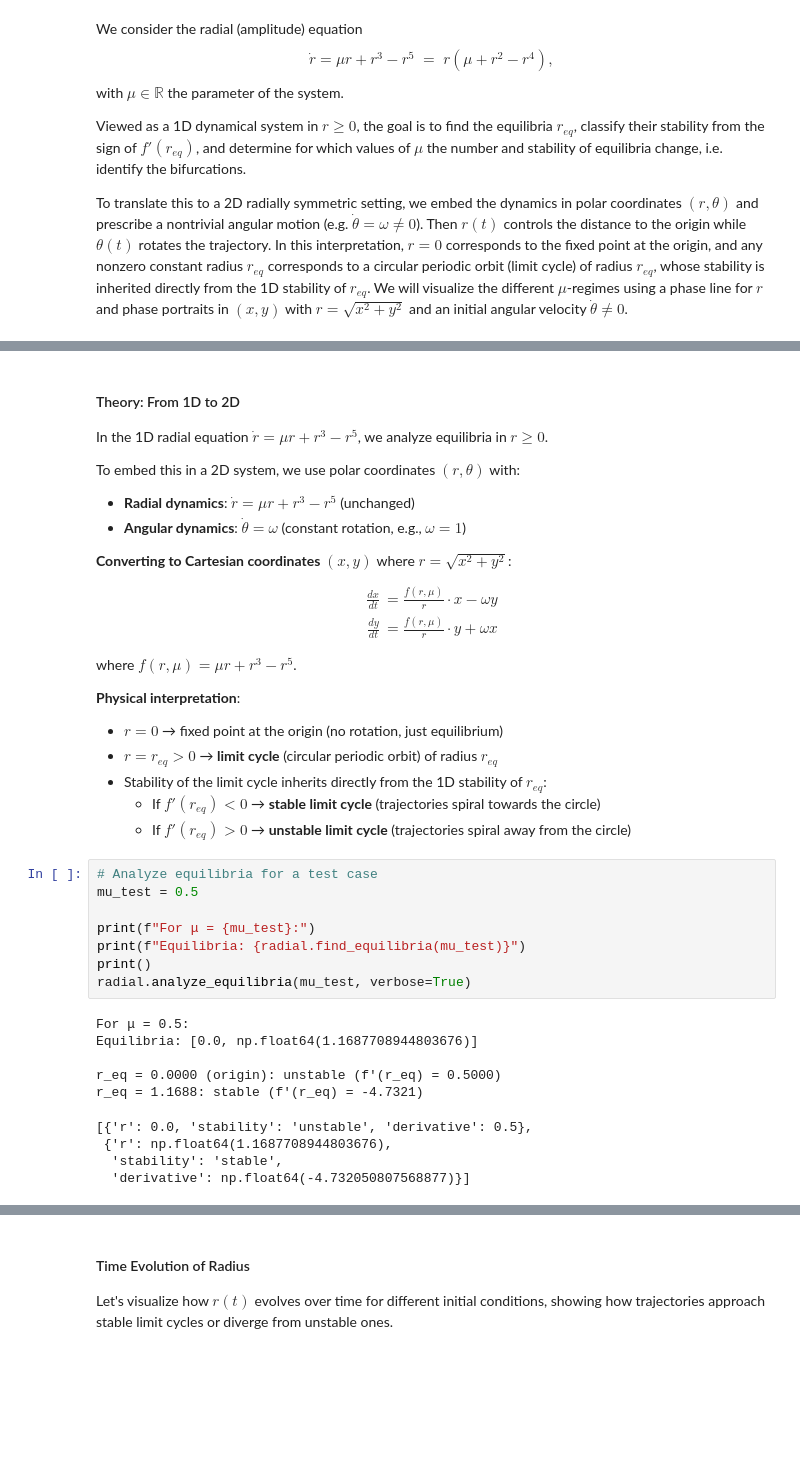
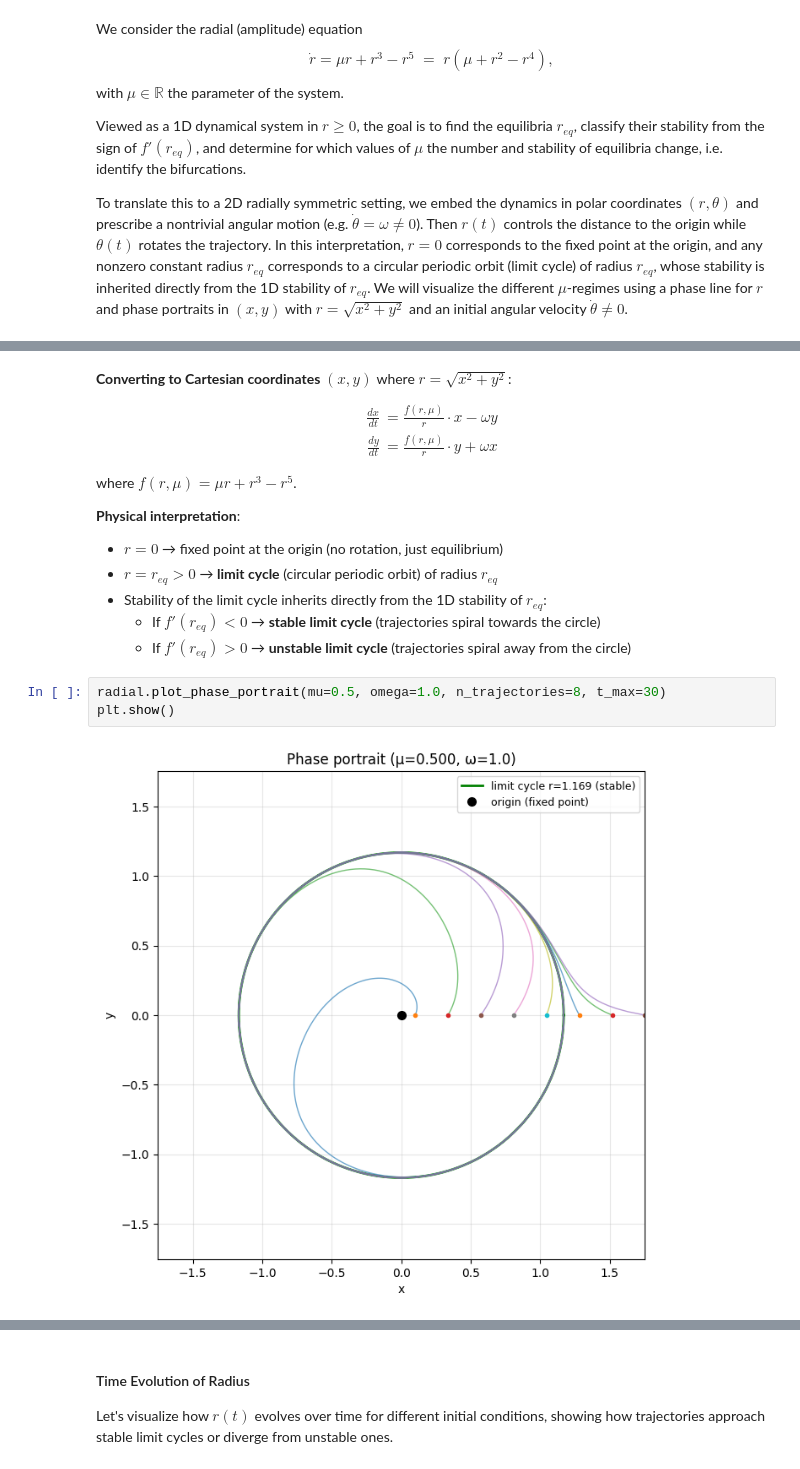
Before and after one commit to trcools/2e-bachelor-Fysica, a Jupyter notebook: Biophysics/Examen/Exam-part-2/finals-part-2.ipynb, the cells around one changed output, grey strips where cells are left out. Cells and saved outputs as stored; diff of their text form; blank space fills up the shorter version.

```diff
--- a/Biophysics/Examen/Exam-part-2/finals-part-2.ipynb
+++ b/Biophysics/Examen/Exam-part-2/finals-part-2.ipynb
@@ -37,12 +83,4 @@ To translate this to a 2D radially symmetric setting, we embed the dynamics in p
 # %% [markdown]
-#### Theory: From 1D to 2D
-
-In the 1D radial equation $\dot{r} = \mu r + r^3 - r^5$, we analyze equilibria in $r \geq 0$.
-
-To embed this in a 2D system, we use polar coordinates $(r, \theta)$ with:
-- **Radial dynamics**: $\dot{r} = \mu r + r^3 - r^5$ (unchanged)
-- **Angular dynamics**: $\dot{\theta} = \omega$ (constant rotation, e.g., $\omega = 1$)
-
 **Converting to Cartesian coordinates** $(x, y)$ where $r = \sqrt{x^2 + y^2}$:
 
 $$
@@ -60,22 +98,9 @@ where $f(r, \mu) = \mu r + r^3 - r^5$.
 - Stability of the limit cycle inherits directly from the 1D stability of $r_{eq}$:
   - If $f'(r_{eq}) < 0$ → **stable limit cycle** (trajectories spiral towards the circle)
   - If $f'(r_{eq}) > 0$ → **unstable limit cycle** (trajectories spiral away from the circle)
-# %%
-# Analyze equilibria for a test case
-mu_test = 0.5
-
-print(f"For μ = {mu_test}:")
-print(f"Equilibria: {radial.find_equilibria(mu_test)}")
-print()
-radial.analyze_equilibria(mu_test, verbose=True)
-# %% [output]
-For μ = 0.5:
-Equilibria: [0.0, np.float64(1.1687708944803676)]
-
-r_eq = 0.0000 (origin): unstable (f'(r_eq) = 0.5000)
-r_eq = 1.1688: stable (f'(r_eq) = -4.7321)
-[{'r': 0.0, 'stability': 'unstable', 'derivative': 0.5},
- {'r': np.float64(1.1687708944803676),
-  'stability': 'stable',
-  'derivative': np.float64(-4.732050807568877)}]
+# %%
+radial.plot_phase_portrait(mu=0.5, omega=1.0, n_trajectories=8, t_max=30)
+plt.show()
+# %% [output]
+[figure, added]
 # %% [markdown]
```
Also changed, not shown: parts of 26 cells of this notebook, 37 other files.
